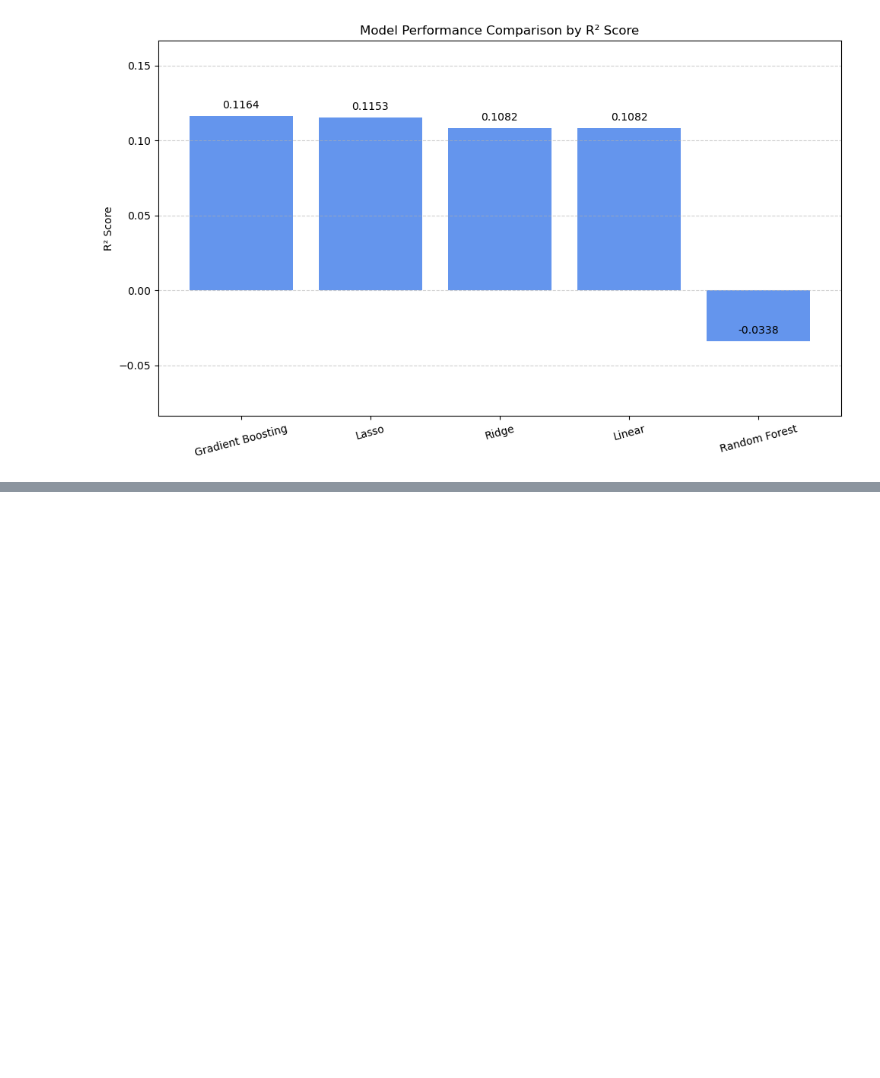
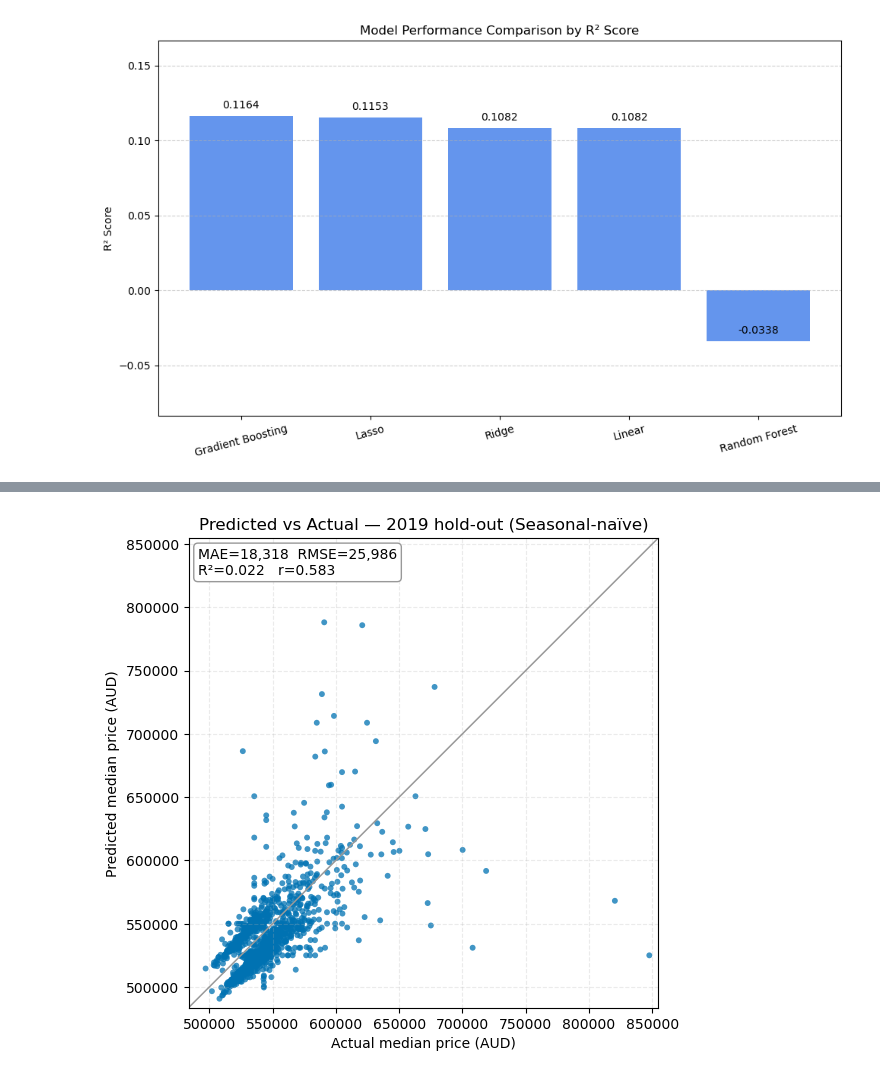
Before and after one commit to YuthYuthYuthYuth/BigdataanalysisPARTD, a Jupyter notebook: Assignment1_PartD_code.ipynb, the cells around one changed output, grey strips where cells are left out. Cells and saved outputs as stored; diff of their text form; code cells hidden in the pictures; blank space fills up the shorter version.

```diff
--- a/Assignment1_PartD_code.ipynb
+++ b/Assignment1_PartD_code.ipynb
@@ -1350,0 +1174,94 @@ def make_table_r1(
+# %%
+# === Color upgrade for R1 / R2 / R3 ===
+import numpy as np, pandas as pd, matplotlib.pyplot as plt
+from pathlib import Path
+
+out = Path("figures"); out.mkdir(parents=True, exist_ok=True)
+
+# Okabe–Ito palette (color-blind friendly)
+COL = {
+    "blue":   "#0072B2",
+    "sky":    "#56B4E9",
+    "orange": "#E69F00",
+    "verm":   "#D55E00",
+    "green":  "#009E73",
+    "pink":   "#CC79A7",
+    "yellow": "#F0E442",
+    "grey":   "#999999",
+}
+
+# Helper(s)
+def _r2(y, yhat):
+    y, yhat = np.asarray(y), np.asarray(yhat)
+    ss_res = np.sum((y - yhat)**2); ss_tot = np.sum((y - np.mean(y))**2)
+    return float(1 - ss_res/ss_tot) if ss_tot > 0 else np.nan
+
+label_map = {"pred_snaive":"Seasonal-naïve", "pred_mean":"Mean baseline"}
+
+# Pick best available prediction series (uses your model preds if present, else seasonal-naïve)
+y = test["MedianPrice"].to_numpy()
+cands = [(c, _r2(y, test[c].to_numpy()))
+         for c in test.columns if c.startswith("pred_")]
+best_col, best_r2 = max(cands, key=lambda t: np.nan_to_num(t[1], nan=-1e9))
+best_name = label_map.get(best_col, best_col.replace("pred_","").replace("_"," ").title())
+
+# ---------- Fig R1: Predicted vs Actual (colored) ----------
+yhat = test[best_col].to_numpy()
+lo = float(np.nanmin([y.min(), yhat.min()])); hi = float(np.nanmax([y.max(), yhat.max()]))
+pad = 0.02*(hi-lo) if hi > lo else 1.0; lims = (lo-pad, hi+pad)
+
+fig1, ax1 = plt.subplots(figsize=(6,6))
+ax1.scatter(y, yhat, s=18, alpha=0.75, edgecolors="none", color=COL["blue"])
+ax1.plot(lims, lims, color=COL["grey"], linewidth=1.1)
+ax1.set_aspect("equal", adjustable="box"); ax1.set_xlim(lims); ax1.set_ylim(lims)
+ax1.set_xlabel("Actual median price (AUD)"); ax1.set_ylabel("Predicted median price (AUD)")
+ax1.set_title(f"Predicted vs Actual — {test_year} hold-out ({best_name})")
+mae = float(np.mean(np.abs(y-yhat))); rmse = float(np.sqrt(np.mean((y-yhat)**2)))
+txt = f"MAE={mae:,.0f}  RMSE={rmse:,.0f}\nR²={_r2(y,yhat):.3f}   r={np.corrcoef(y,yhat)[0,1]:.3f}"
+ax1.text(0.02, 0.98, txt, transform=ax1.transAxes, va="top",
+         bbox=dict(boxstyle="round", fc="white", ec=COL["grey"]))
+ax1.grid(True, axis="both", linestyle="--", alpha=0.25)
+fig1.tight_layout()
+fig1.savefig(out / f"Fig_R1_Pred_vs_Actual_{test_year}_color.png", dpi=300)
+fig1.savefig(out / f"Fig_R1_Pred_vs_Actual_{test_year}_color.pdf")
+
+# ---------- Fig R2: Residuals vs Predicted (colored) ----------
+res = y - yhat
+fig2, ax2 = plt.subplots(figsize=(6,4))
+ax2.scatter(yhat, res, s=16, alpha=0.7, edgecolors="none", color=COL["orange"])
+ax2.axhline(0, color=COL["grey"], linewidth=1.1)
+ax2.set_xlabel("Predicted median price (AUD)"); ax2.set_ylabel("Residual (actual − predicted)")
+ax2.set_title(f"Residuals vs Predicted — ({best_name})")
+ax2.grid(True, axis="both", linestyle="--", alpha=0.25)
+fig2.tight_layout()
+fig2.savefig(out / f"Fig_R2_Residuals_vs_Pred_{test_year}_color.png", dpi=300)
+fig2.savefig(out / f"Fig_R2_Residuals_vs_Pred_{test_year}_color.pdf")
+
+
+# Color mapping for bars
+palette = {
+    "Seasonal-naïve": COL["blue"],
+    "Mean baseline":  COL["orange"],
+    "Ridge":          COL["green"],
+    "Random Forest":  COL["pink"],
+    "Gradient Boosting": COL["verm"],
+}
+bar_colors = [palette.get(colname, COL["grey"]) for colname in mae_tbl.columns]
+
+fig3, ax3 = plt.subplots(figsize=(6.8,3.8))
+mae_tbl.plot(kind='bar', ax=ax3, color=bar_colors)
+ax3.set_xlabel(f"{test_year} quarter"); ax3.set_ylabel("MAE (AUD)")
+ax3.set_title("Quarter-wise MAE on hold-out")
+ax3.legend(ncol=2, frameon=False)
+ax3.grid(True, axis="y", linestyle="--", alpha=0.3)
+# annotate if Q4 missing
+if mae_tbl.loc["Q4"].isna().all():
+    ax3.text(3, ax3.get_ylim()[1]*0.9, "No Q4 data", ha="center", va="top", color=COL["grey"])
+fig3.tight_layout()
+fig3.savefig(out / f"Fig_R3_Quarterwise_MAE_{test_year}_color.png", dpi=300)
+fig3.savefig(out / f"Fig_R3_Quarterwise_MAE_{test_year}_color.pdf")
+
+print("Saved color figures:")
+for p in sorted(out.glob(f"Fig_R*_{test_year}_color.png")):
+    print(" -", p.resolve())
+# %% [output]
@@ -1350,0 +1273 @@ def make_table_r1(
+[figure, added]
```
Also changed, not shown: parts of 10 cells of this notebook.
